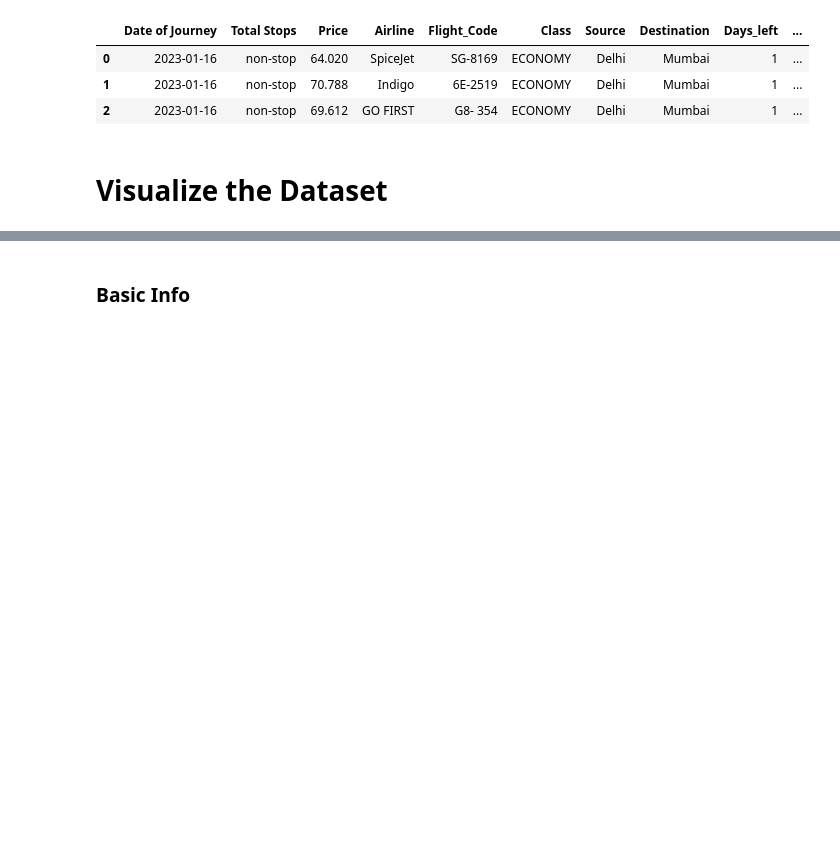
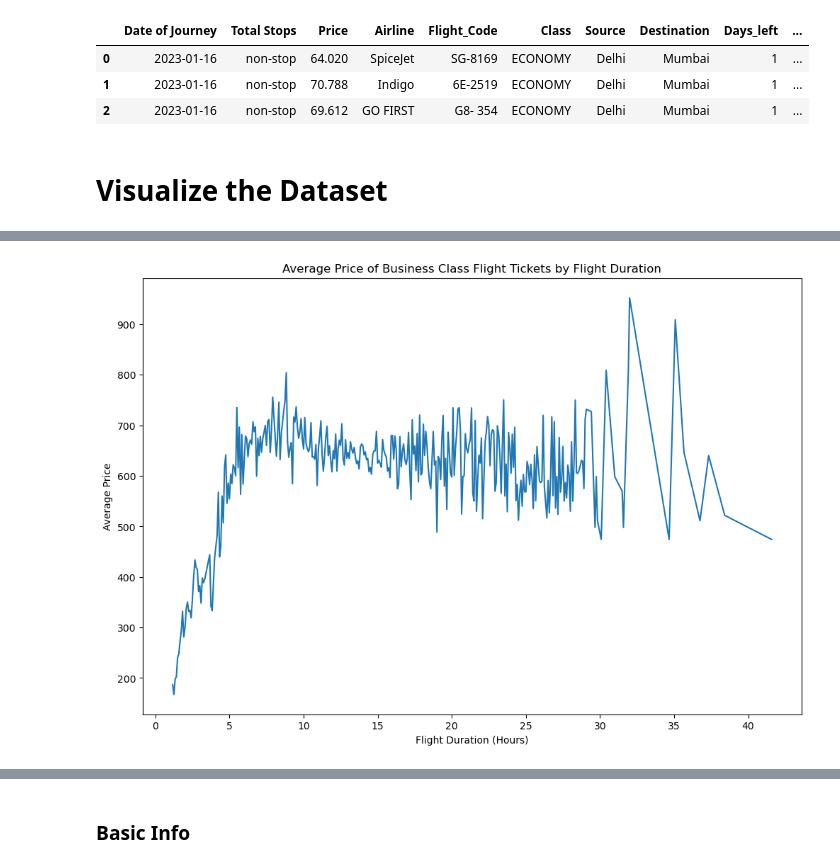
Before and after one commit to Eric1423/CS148_Final_Project, a Jupyter notebook: Final_Project.ipynb, the cells around one changed output, grey strips where cells are left out. Drawn from its saved outputs; the diff is of its cells as text; code cells hidden in the pictures; blank space fills up the shorter version.

Commit message:
added price vs duaration for eco / business / both

```diff
--- a/Final_Project.ipynb
+++ b/Final_Project.ipynb
@@ -253,0 +260,15 @@ plt.show()
+# %%
+business_data = df[df['Class'] == 'BUSINESS']
+if 'Duration_in_hrs' not in business_data:
+    business_data["Duration_in_hrs"] = business_data["Duration"].str.extract(r'(\d+)h').astype(float) + business_data["Duration"].str.extract(r'(\d+)m').astype(float)/60
+avg_price_per_duration_business = business_data.groupby('Duration_in_hrs')['Price'].mean().reset_index()
+sorted_avg_price_per_duration_business = avg_price_per_duration_business.sort_values(by='Duration_in_hrs')
+# Plotting the line chart for Business class
+plt.figure(figsize=(12, 8))
+sns.lineplot(x='Duration_in_hrs', y='Price', data=sorted_avg_price_per_duration_business)
+plt.title("Average Price of Business Class Flight Tickets by Flight Duration")
+plt.xlabel('Flight Duration (Hours)')
+plt.ylabel('Average Price')
+plt.show()
+# %% [output]
+[figure, added]
```
Also changed, not shown: parts of 21 cells of this notebook.
